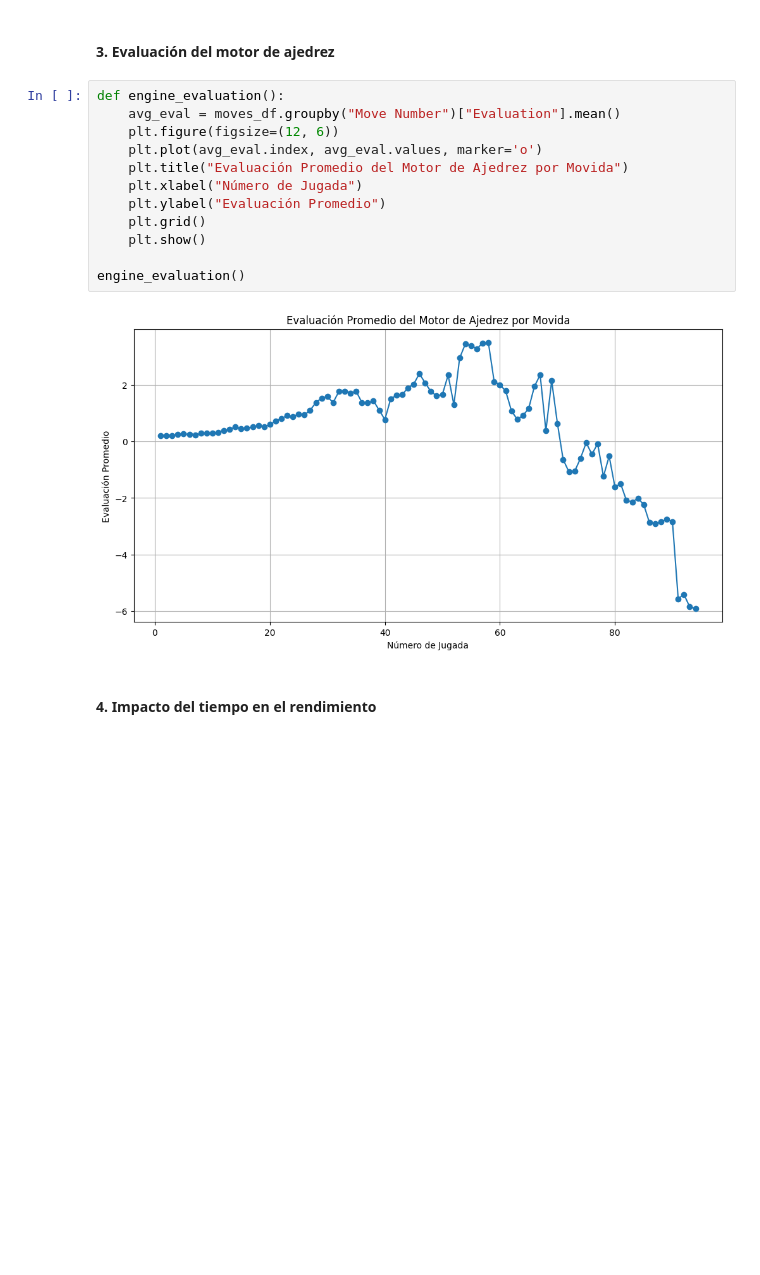
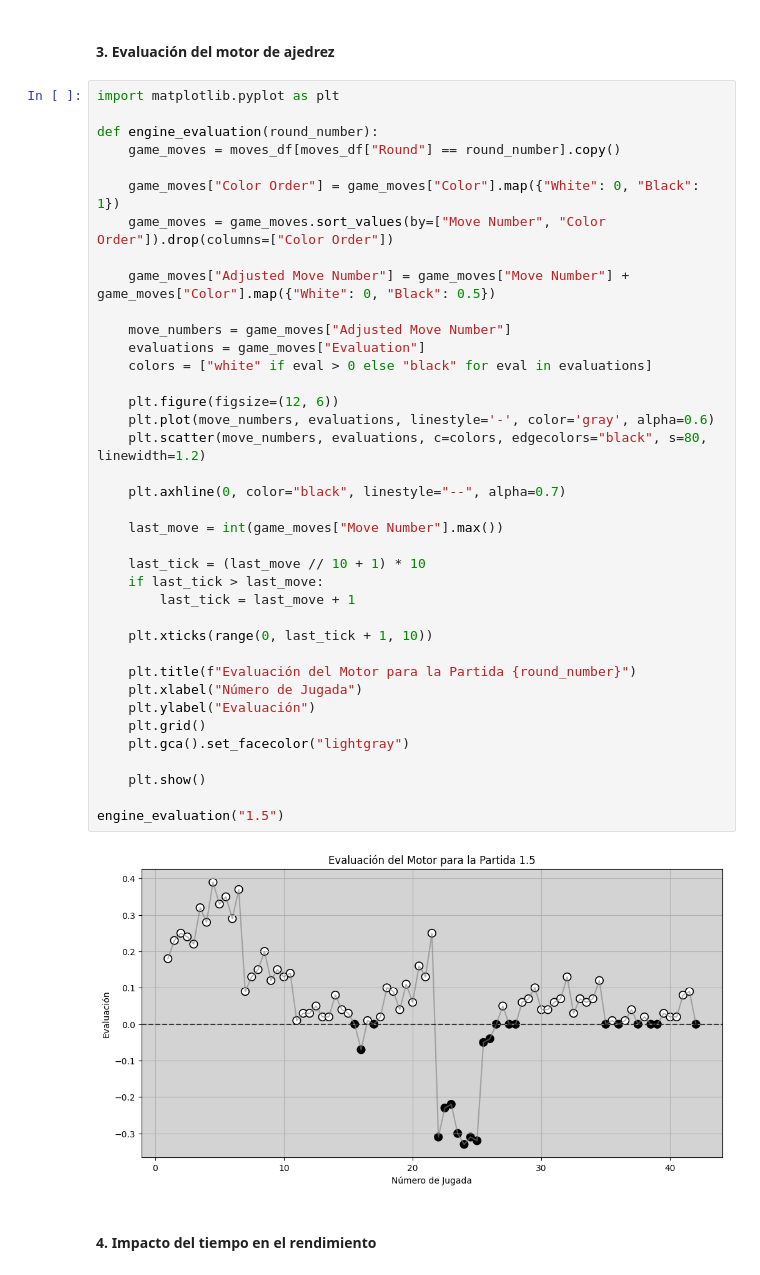
Before and after one commit to lunahernandez/ChessTournamentAnalysis, a Jupyter notebook: notebooks/Analysis.ipynb, the cells around one changed output. Drawn from its saved outputs; the diff is of its cells as text; blank space fills up the shorter version.

Commit message:
engine_evaluation graphic

```diff
--- a/notebooks/Analysis.ipynb
+++ b/notebooks/Analysis.ipynb
@@ -81,20 +92,46 @@ opening_effect()
 [figure]
 # %% [markdown]
 #### 3. Evaluación del motor de ajedrez
-# %%
-def engine_evaluation():
-    avg_eval = moves_df.groupby("Move Number")["Evaluation"].mean()
-    plt.figure(figsize=(12, 6))
-    plt.plot(avg_eval.index, avg_eval.values, marker='o')
-    plt.title("Evaluación Promedio del Motor de Ajedrez por Movida")
-    plt.xlabel("Número de Jugada")
-    plt.ylabel("Evaluación Promedio")
-    plt.grid()
-    plt.show()
-
-engine_evaluation()
-# %% [output]
-[figure, removed]
+# %%
+import matplotlib.pyplot as plt
+
+def engine_evaluation(round_number):
+    game_moves = moves_df[moves_df["Round"] == round_number].copy()
+
+    game_moves["Color Order"] = game_moves["Color"].map({"White": 0, "Black": 1})
+    game_moves = game_moves.sort_values(by=["Move Number", "Color Order"]).drop(columns=["Color Order"])
+
+    game_moves["Adjusted Move Number"] = game_moves["Move Number"] + game_moves["Color"].map({"White": 0, "Black": 0.5})
+
+    move_numbers = game_moves["Adjusted Move Number"]
+    evaluations = game_moves["Evaluation"]
+    colors = ["white" if eval > 0 else "black" for eval in evaluations]
+
+    plt.figure(figsize=(12, 6))
+    plt.plot(move_numbers, evaluations, linestyle='-', color='gray', alpha=0.6)
+    plt.scatter(move_numbers, evaluations, c=colors, edgecolors="black", s=80, linewidth=1.2)
+
+    plt.axhline(0, color="black", linestyle="--", alpha=0.7)
+
+    last_move = int(game_moves["Move Number"].max())
+
+    last_tick = (last_move // 10 + 1) * 10
+    if last_tick > last_move:
+        last_tick = last_move + 1
+
+    plt.xticks(range(0, last_tick + 1, 10))
+
+    plt.title(f"Evaluación del Motor para la Partida {round_number}")
+    plt.xlabel("Número de Jugada")
+    plt.ylabel("Evaluación")
+    plt.grid()
+    plt.gca().set_facecolor("lightgray")
+
+    plt.show()
+
+engine_evaluation("1.5")
+# %% [output]
+[figure, added]
 # %% [markdown]
 #### 4. Impacto del tiempo en el rendimiento
 # %%
```
Also changed, not shown: parts of 1 cell of this notebook.
